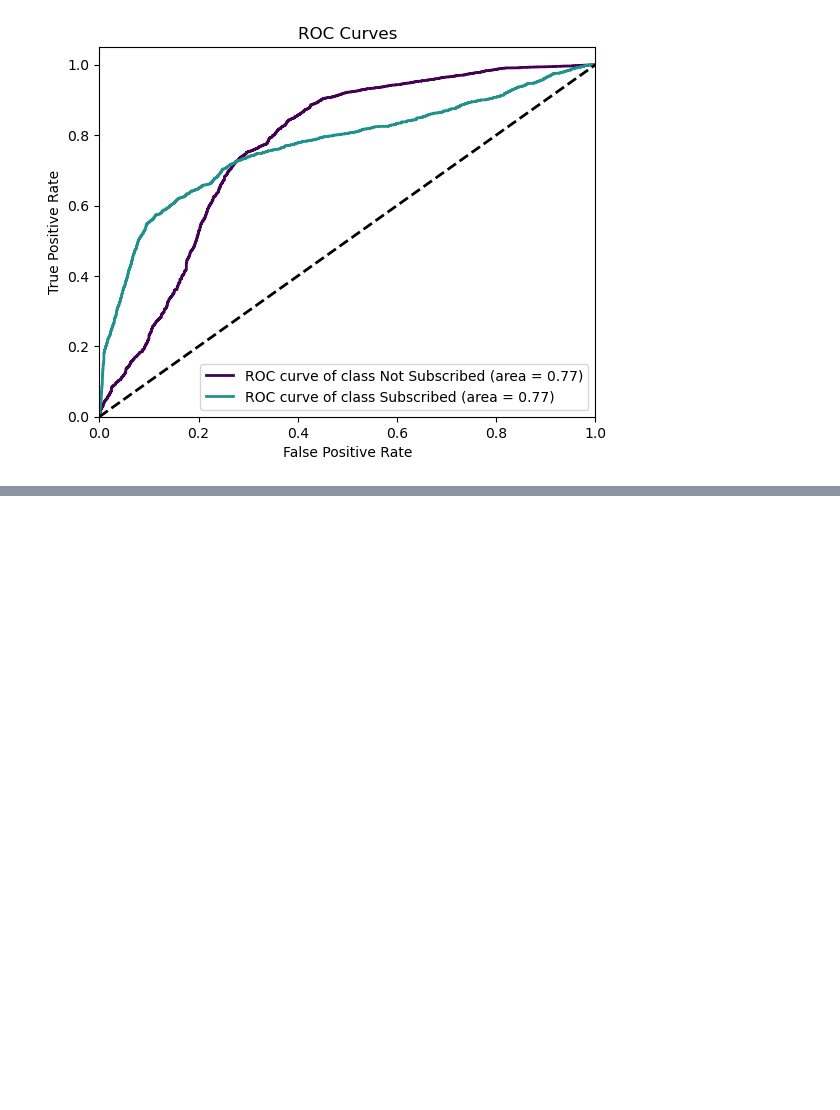
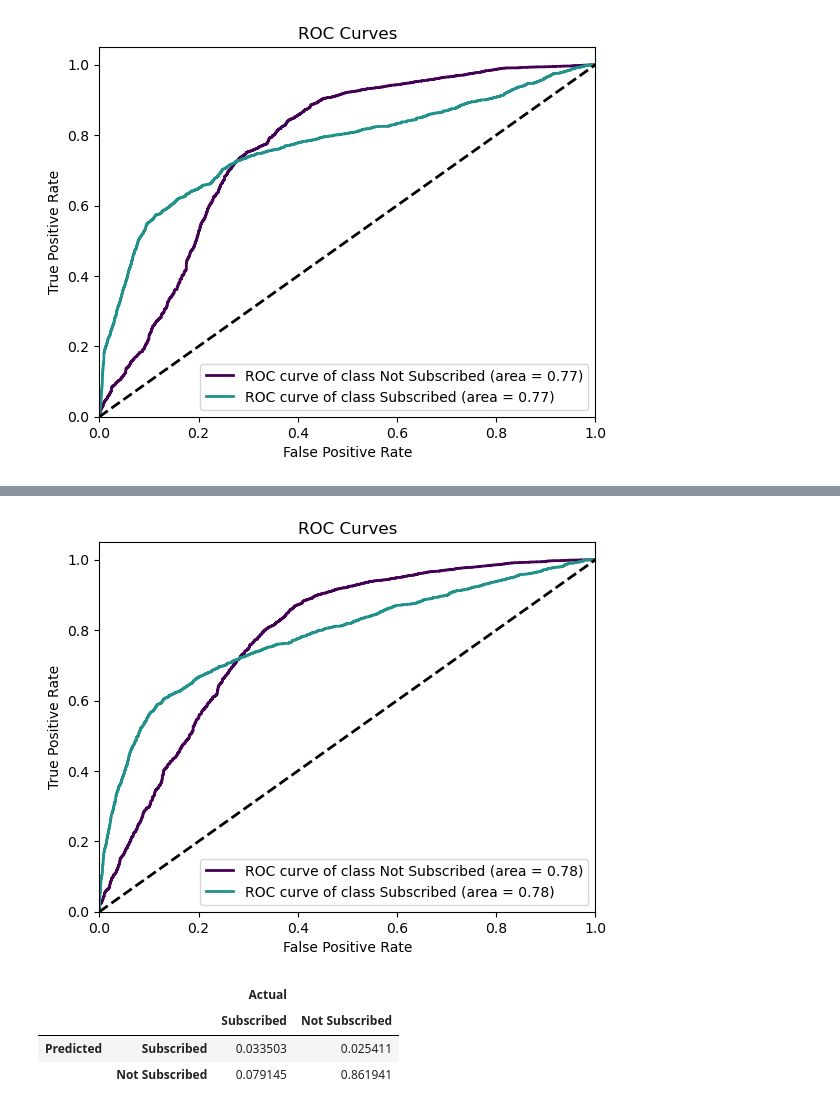
Before and after one commit to gav-conn/ML-Group-Project, a Jupyter notebook: main.ipynb, the cells around one changed output, grey strips where cells are left out. Drawn from its saved outputs; the diff is of its cells as text; code cells hidden in the pictures; blank space fills up the shorter version.

```diff
--- a/main.ipynb
+++ b/main.ipynb
@@ -450,0 +490,27 @@ plt.show()
+# %%
+model = xgb.XGBClassifier(learning_rate=0.1, max_depth = 10, n_estimators=200)
+xgboost = model.fit(df_train_X, df_train_Y)
+
+probas_est = model.predict_proba(df_test_X)
+
+labels = df_test_Y.copy()
+labels.loc[labels==0] = 'Not Subscribed'
+labels.loc[labels==1] = 'Subscribed'
+
+skplt.metrics.plot_roc(labels, probas_est, plot_micro=False, plot_macro=False, cmap='viridis')
+plt.show()
+# %% [output]
+[figure, added]
+# %%
+df_pred_test = pd.concat([pd.Series(xgboost.predict(df_test_X), name='classification'), df_test_Y.reset_index(drop=True)], axis=1)
+
+confusion = pd.DataFrame(np.rot90(confusion_matrix(
+    df_pred_test['term_deposit'], df_pred_test['classification'], normalize='all'), 2).T)
+confusion.columns = pd.MultiIndex.from_tuples([('Actual', 'Subscribed'), ('Actual', 'Not Subscribed')])
+confusion.index = pd.MultiIndex.from_tuples([('Predicted', 'Subscribed'), ('Predicted', 'Not Subscribed')])
+confusion
+# %% [output]
+|  |  | Actual |  |
+|  |  | Subscribed | Not Subscribed |
+| Predicted | Subscribed | 0.033503 | 0.025411 |
+|  | Not Subscribed | 0.079145 | 0.861941 |
```
Also changed, not shown: parts of 7 cells of this notebook.
